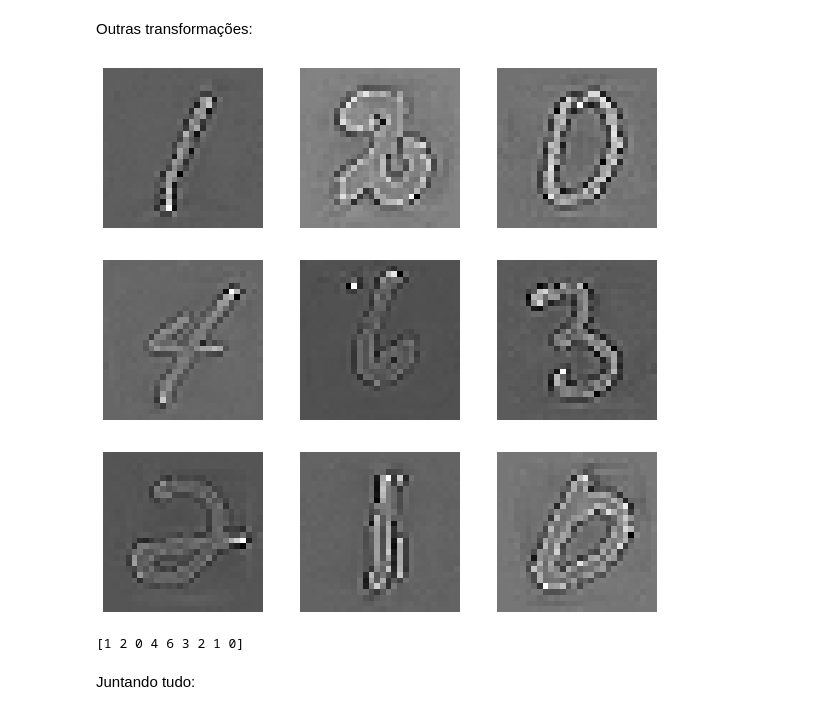
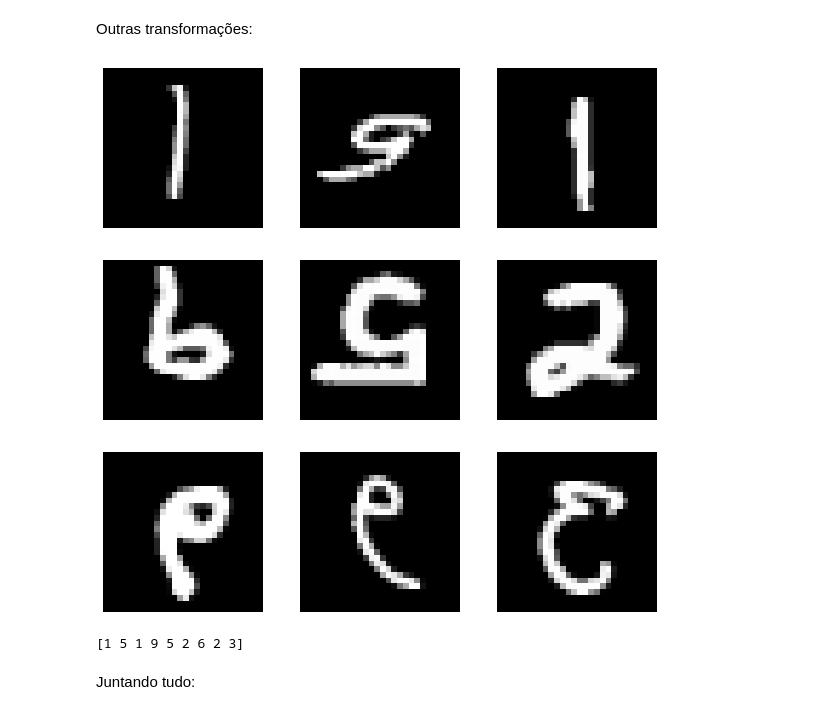
Before and after one commit to barrosm/DeepLearningExamples, a Jupyter notebook: conv2.ipynb, the cells around one changed output. Saved outputs shown, nothing was run; the diff lists cells and outputs as text; code cells hidden in the pictures.

```diff
--- a/conv2.ipynb
+++ b/conv2.ipynb
@@ -133,18 +133,18 @@ X_batch.mean() , X_batch.std()
 # %% [markdown]
 Outras transformações:
 # %%
-dadaGen = ImageDataGenerator(zca_whitening=True)
-#dadaGen = ImageDataGenerator(rotation_range=40)
-#dadaGen = ImageDataGenerator(horizontal_flip=True, vertical_flip=True)
+# dadaGen = ImageDataGenerator(zca_whitening=True)  # whitening
+#dadaGen = ImageDataGenerator(rotation_range=90)  # fiz rotacao de 90% dos dados
+dadaGen = ImageDataGenerator(horizontal_flip=True, vertical_flip=True)
 dadaGen.fit(X_train)
 
 generator = dadaGen.flow(X_train, y_train, batch_size=9)
 X_batch, y_batch = next(generator)
 PlotDigits(X_batch)
 print(y_batch)
 # %% [output]
-[figure, old version]
+[figure, new version]
-[1 2 0 4 6 3 2 1 0]
+[1 5 1 9 5 2 6 2 3]
 # %% [markdown]
 Juntando tudo:
 # %%
```
Also changed, not shown: parts of 3 cells of this notebook.
